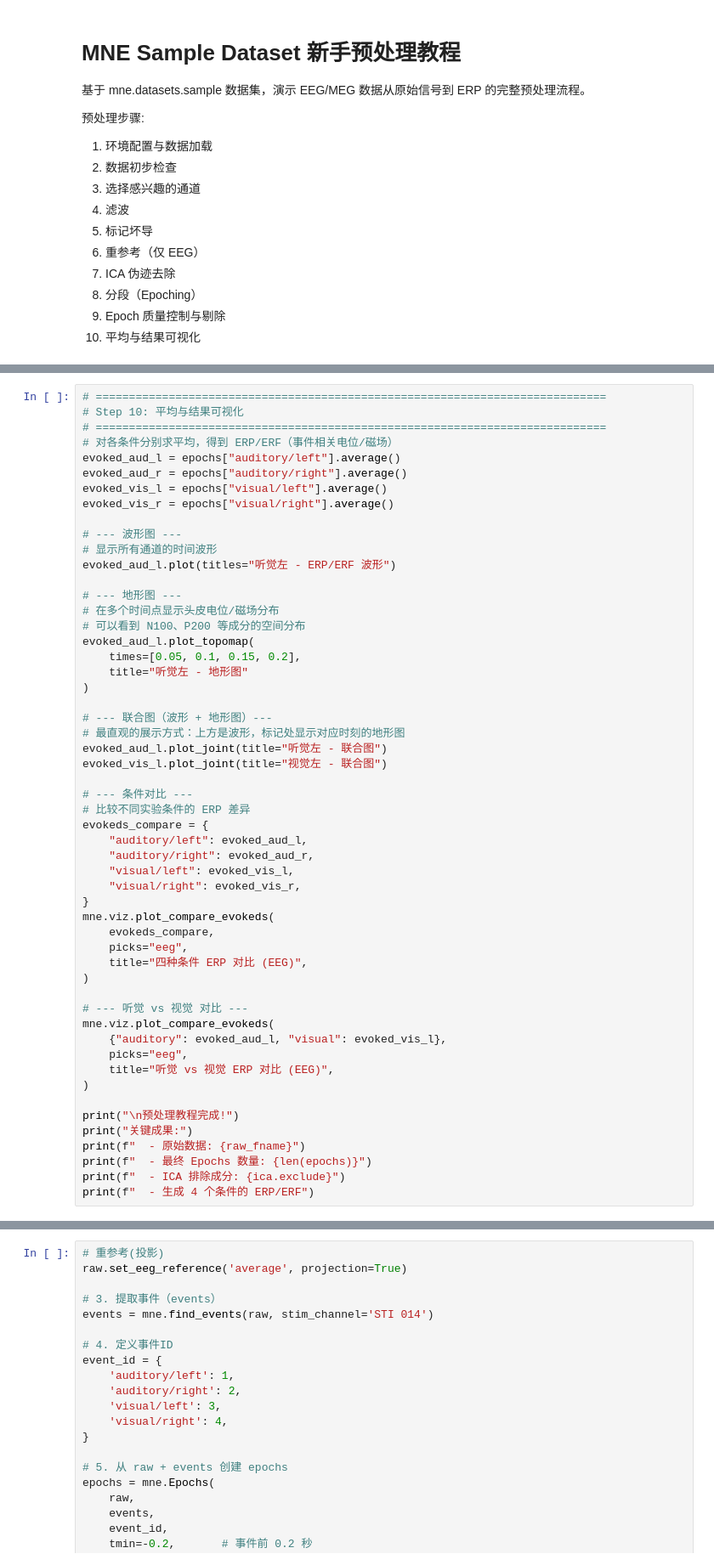
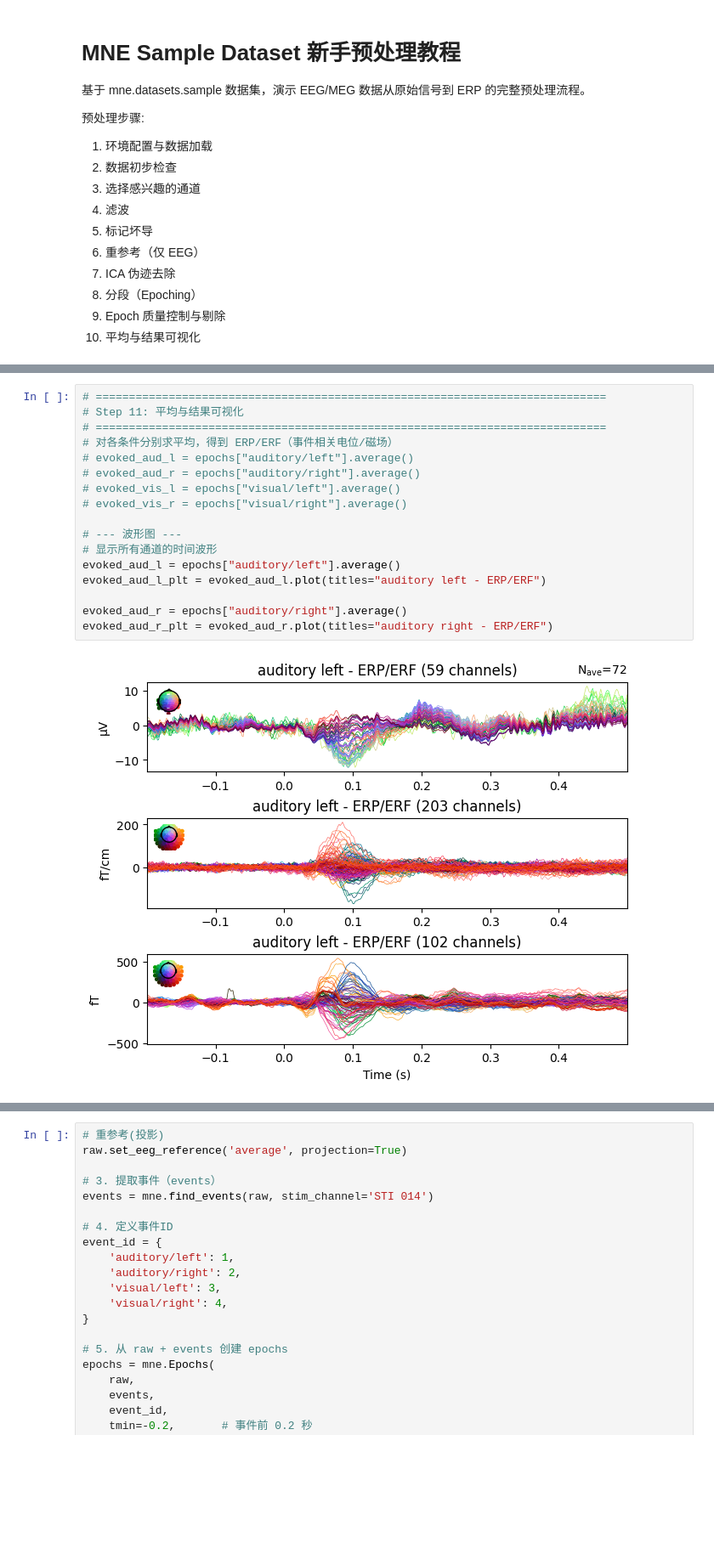
Before and after one commit to usstziyi/my-eeg, a Jupyter notebook: src/mne_sample_preprocessing.ipynb, the cells around one changed output, grey strips where cells are left out. Shown at 85% size. Cells and saved outputs as stored; diff of their text form; blank space fills up the shorter version.

```diff
--- a/src/mne_sample_preprocessing.ipynb
+++ b/src/mne_sample_preprocessing.ipynb
@@ -311,54 +323,19 @@ for cond in event_id:
 # %%
 # =============================================================================
-# Step 10: 平均与结果可视化
+# Step 11: 平均与结果可视化
 # =============================================================================
 # 对各条件分别求平均，得到 ERP/ERF（事件相关电位/磁场）
-evoked_aud_l = epochs["auditory/left"].average()
-evoked_aud_r = epochs["auditory/right"].average()
-evoked_vis_l = epochs["visual/left"].average()
-evoked_vis_r = epochs["visual/right"].average()
+# evoked_aud_l = epochs["auditory/left"].average()
+# evoked_aud_r = epochs["auditory/right"].average()
+# evoked_vis_l = epochs["visual/left"].average()
+# evoked_vis_r = epochs["visual/right"].average()
 
 # --- 波形图 ---
 # 显示所有通道的时间波形
-evoked_aud_l.plot(titles="听觉左 - ERP/ERF 波形")
+evoked_aud_l = epochs["auditory/left"].average()
+evoked_aud_l_plt = evoked_aud_l.plot(titles="auditory left - ERP/ERF")
 
-# --- 地形图 ---
-# 在多个时间点显示头皮电位/磁场分布
-# 可以看到 N100、P200 等成分的空间分布
-evoked_aud_l.plot_topomap(
-    times=[0.05, 0.1, 0.15, 0.2],
-    title="听觉左 - 地形图"
-)
-
-# --- 联合图（波形 + 地形图）---
-# 最直观的展示方式：上方是波形，标记处显示对应时刻的地形图
-evoked_aud_l.plot_joint(title="听觉左 - 联合图")
-evoked_vis_l.plot_joint(title="视觉左 - 联合图")
-
-# --- 条件对比 ---
-# 比较不同实验条件的 ERP 差异
-evokeds_compare = {
-    "auditory/left": evoked_aud_l,
-    "auditory/right": evoked_aud_r,
-    "visual/left": evoked_vis_l,
-    "visual/right": evoked_vis_r,
-}
-mne.viz.plot_compare_evokeds(
-    evokeds_compare,
-    picks="eeg",
-    title="四种条件 ERP 对比 (EEG)",
-)
-
-# --- 听觉 vs 视觉 对比 ---
-mne.viz.plot_compare_evokeds(
-    {"auditory": evoked_aud_l, "visual": evoked_vis_l},
-    picks="eeg",
-    title="听觉 vs 视觉 ERP 对比 (EEG)",
-)
-
-print("\n预处理教程完成!")
-print("关键成果:")
-print(f"  - 原始数据: {raw_fname}")
-print(f"  - 最终 Epochs 数量: {len(epochs)}")
-print(f"  - ICA 排除成分: {ica.exclude}")
-print(f"  - 生成 4 个条件的 ERP/ERF")
+evoked_aud_r = epochs["auditory/right"].average()
+evoked_aud_r_plt = evoked_aud_r.plot(titles="auditory right - ERP/ERF")
+# %% [output]
+[figure, added]
```
Also changed, not shown: parts of 18 cells of this notebook, 4 other files.
